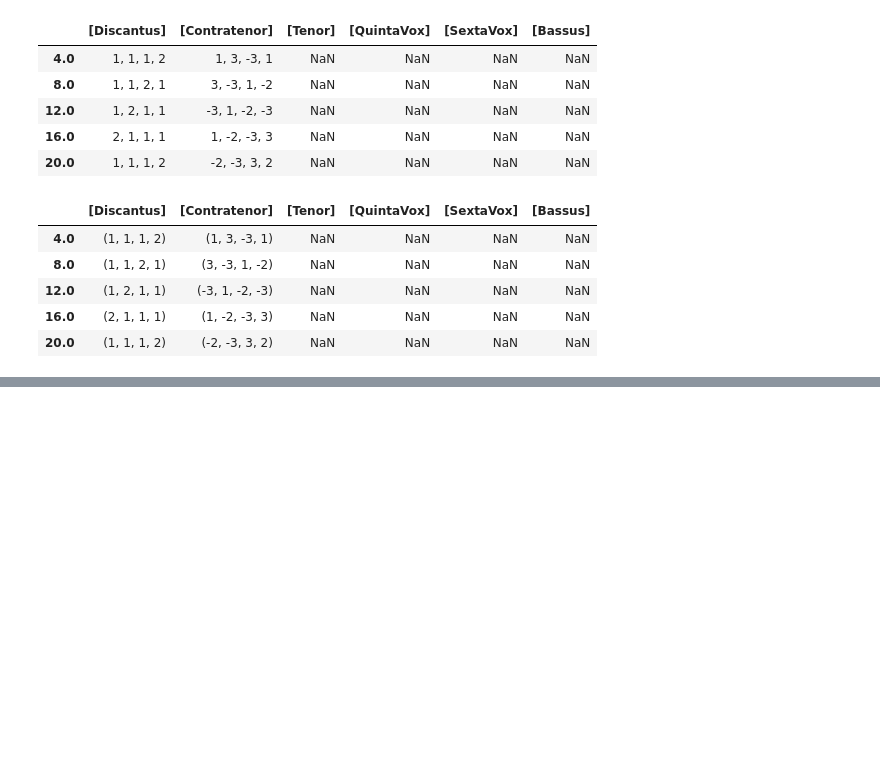
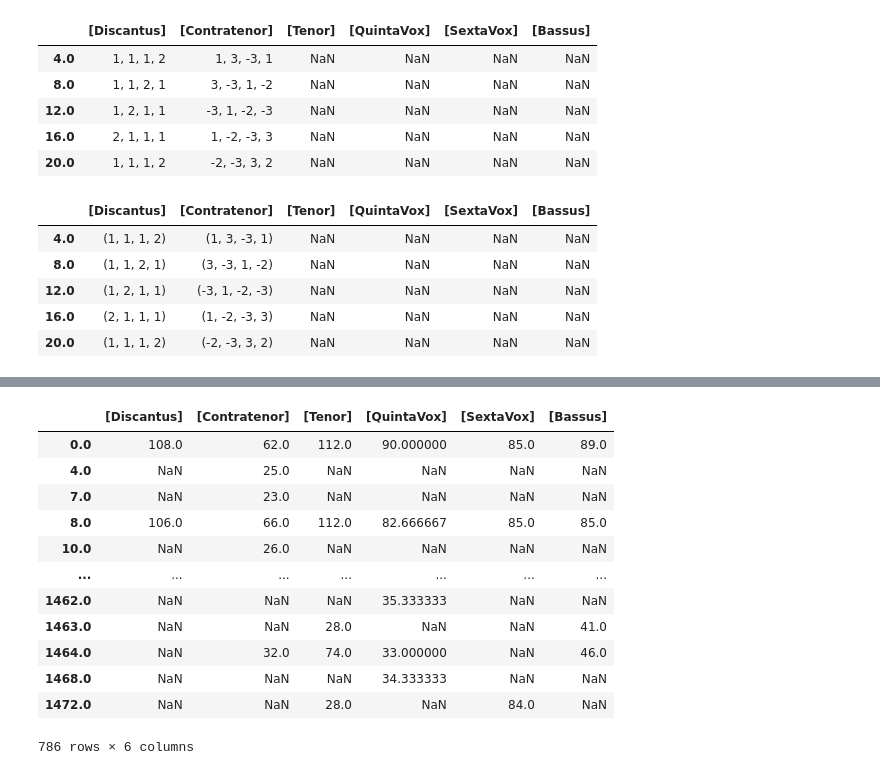
Before and after one commit to trangdang168/CRIM_Intervals_Notebooks, a Jupyter notebook: update_viz.ipynb, the cells around one changed output, grey strips where cells are left out. Cells and saved outputs as stored; diff of their text form; code cells hidden in the pictures; blank space fills up the shorter version.

```diff
--- a/update_viz.ipynb
+++ b/update_viz.ipynb
@@ -96,0 +242,22 @@ viz.plot_close_match_heatmap(mel_ngrams_list, "1, -2, -3, 2", selected_patterns=
+# %%
+# convert the patterns to string for better display in the heatmap
+nr_ngrams  = nr_ngrams .applymap(lambda cell: ", ".join(item for item in cell) if pd.notna(cell) else cell)
+
+# convert the tuple to the total duration of corresponding ngrams
+dur_ngrams = dur_ngrams.applymap(lambda cell: sum(cell) if pd.notna(cell) else cell)
+# %%
+dur_ngrams
+# %% [output]
+|  | [Discantus] | [Contratenor] | [Tenor] | [QuintaVox] | [SextaVox] | [Bassus] |
+| 0.0 | 108.0 | 62.0 | 112.0 | 90.000000 | 85.0 | 89.0 |
+| 4.0 | NaN | 25.0 | NaN | NaN | NaN | NaN |
+| 7.0 | NaN | 23.0 | NaN | NaN | NaN | NaN |
+| 8.0 | 106.0 | 66.0 | 112.0 | 82.666667 | 85.0 | 85.0 |
+| 10.0 | NaN | 26.0 | NaN | NaN | NaN | NaN |
+| ... | ... | ... | ... | ... | ... | ... |
+| 1462.0 | NaN | NaN | NaN | 35.333333 | NaN | NaN |
+| 1463.0 | NaN | NaN | 28.0 | NaN | NaN | 41.0 |
+| 1464.0 | NaN | 32.0 | 74.0 | 33.000000 | NaN | 46.0 |
+| 1468.0 | NaN | NaN | NaN | 34.333333 | NaN | NaN |
+| 1472.0 | NaN | NaN | 28.0 | NaN | 84.0 | NaN |
+786 rows × 6 columns
```
Also changed, not shown: parts of 28 cells of this notebook, 4 other files.
